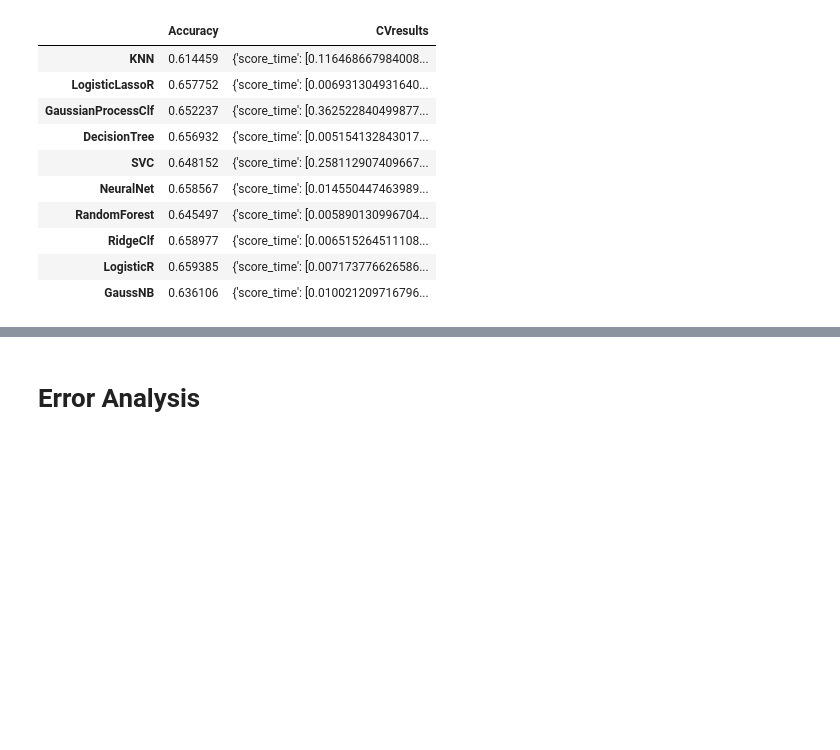
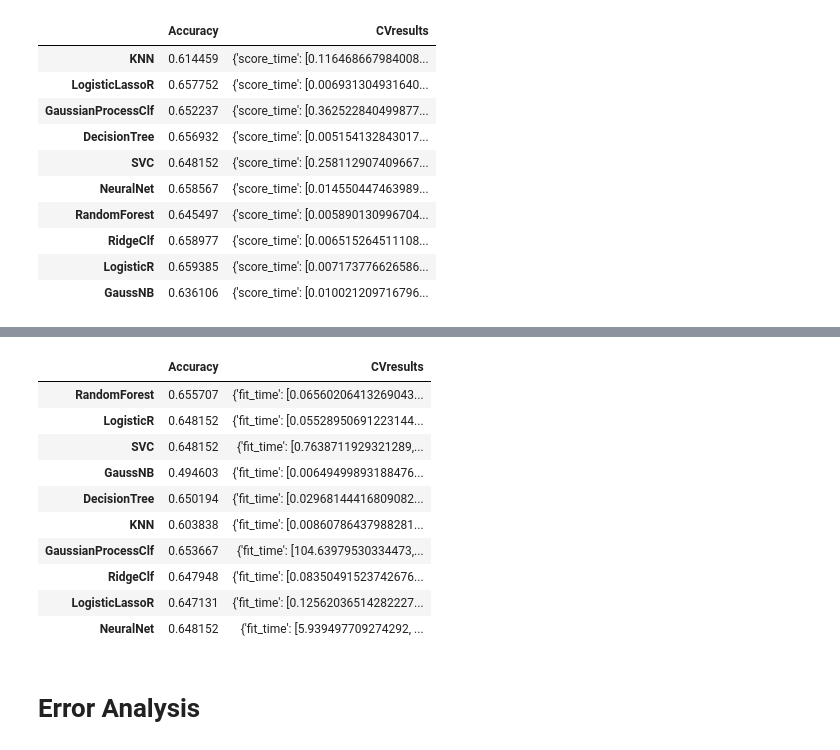
Before and after one commit to shruti-singh/PaperAcceptancePrediction, a Jupyter notebook: shruti/BaselineOnEntireICLR.ipynb, the cells around one changed output, grey strips where cells are left out. Cells and saved outputs as stored; diff of their text form; code cells hidden in the pictures; blank space fills up the shorter version.

```diff
--- a/shruti/BaselineOnEntireICLR.ipynb
+++ b/shruti/BaselineOnEntireICLR.ipynb
@@ -606,3 +652,18 @@ data["ref_latest_depth"] = 2020 - data["ref_latest"]
+# %%
+#FINAL RESULTS WITH WRONG NORMALIZATION
+model_results
+# %% [output]
+|  | Accuracy | CVresults |
+| RandomForest | 0.655707 | {'fit_time': [0.06560206413269043... |
+| LogisticR | 0.648152 | {'fit_time': [0.05528950691223144... |
+| SVC | 0.648152 | {'fit_time': [0.7638711929321289,... |
+| GaussNB | 0.494603 | {'fit_time': [0.00649499893188476... |
+| DecisionTree | 0.650194 | {'fit_time': [0.02968144416809082... |
+| KNN | 0.603838 | {'fit_time': [0.00860786437988281... |
+| GaussianProcessClf | 0.653667 | {'fit_time': [104.63979530334473,... |
+| RidgeClf | 0.647948 | {'fit_time': [0.08350491523742676... |
+| LogisticLassoR | 0.647131 | {'fit_time': [0.12562036514282227... |
+| NeuralNet | 0.648152 | {'fit_time': [5.939497709274292, ... |
 # %% [markdown]
 # Error Analysis
 # %%
```
Also changed, not shown: parts of 8 cells of this notebook, 1 other file.
